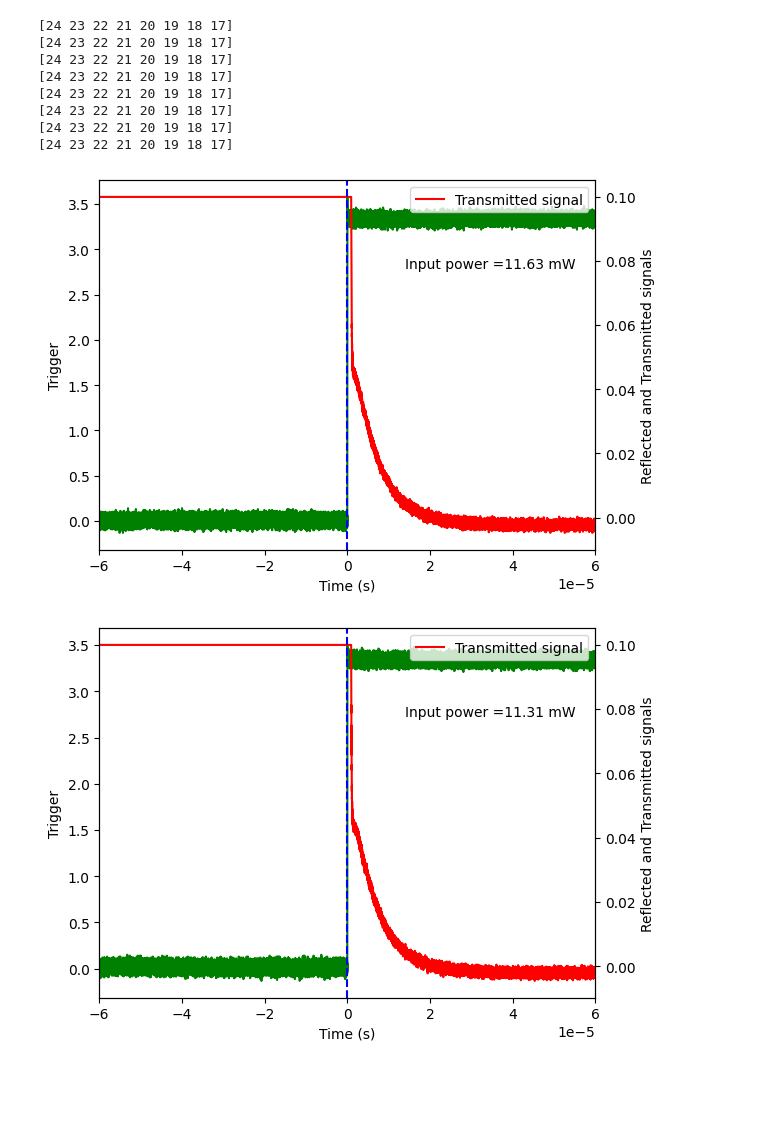
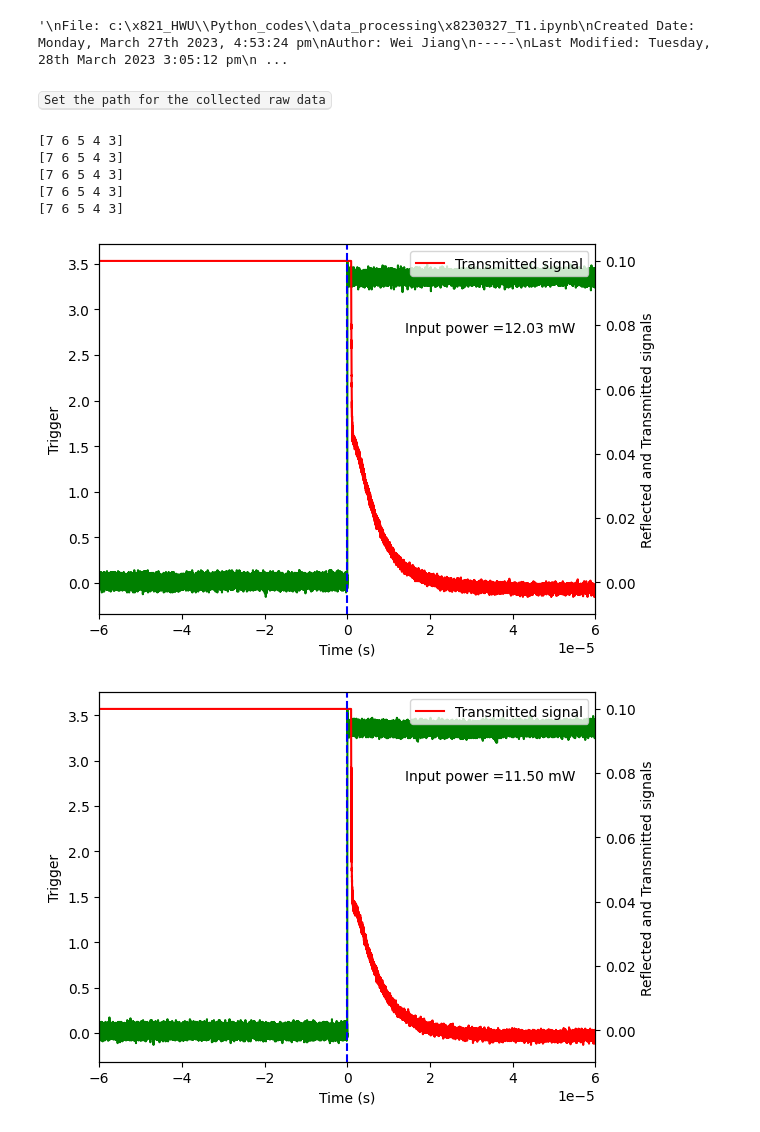
Before and after one commit to JUOM2016/Data-processing, a Jupyter notebook: 20230327_T1.ipynb, the cells around one changed output. Drawn from its saved outputs; the diff is of its cells as text; code cells hidden in the pictures; blank space fills up the shorter version.

```diff
--- a/20230327_T1.ipynb
+++ b/20230327_T1.ipynb
@@ -1,10 +1,10 @@
 # %%
 '''
-File: Untitled-1.ipynb
-Created Date: Monday, March 27th 2023, 11:19:20 am
+File: c:\2021_HWU\Python_codes\data_processing\20230327_T1.ipynb
+Created Date: Monday, March 27th 2023, 4:53:24 pm
 Author: Wei Jiang
 -----
-Last Modified: Monday, 27th March 2023 11:19:20 am
+Last Modified: Tuesday, 28th March 2023 3:05:12 pm
 Modified By: Wei Jiang
 -----
 Copyright (c) 2023
@@ -13,6 +13,8 @@ HISTORY:
 Date      	By	Comments
 ----------	---	----------------------------------------------------------
 '''
+# %% [output]
+'\nFile: c:\x821_HWU\\Python_codes\\data_processing\x8230327_T1.ipynb\nCreated Date: Monday, March 27th 2023, 4:53:24 pm\nAuthor: Wei Jiang\n-----\nLast Modified: Tuesday, 28th March 2023 3:05:12 pm\n ...
 # %%
 import os
 import numpy as np
@@ -23,21 +25,24 @@ import sys
 from scipy.integrate import simpson
 from scipy.optimize import curve_fit
 import glob
+# %% [markdown]
+<kbd> Set the path for the collected raw data
 # %%
 dir = 'C:\\Users\\wj2002\\Dropbox (Heriot-Watt University Team)\\RES_EPS_Quantum_Photonics_Lab\\Experiments\\Current Experiments\\BB Telecom QM\\2023_Pr_YVO_Sectroscopy\\Visible\\0.5%'
-folder = '0324_Fluor_2'
+folder = '0328_Fluor'
 root= dir + '\\' + folder+ '\\'
 sub_folders=natsorted([ item for item in os.listdir(root) if os.path.isdir(os.path.join(root, item)) ])
 num_of_subfolders=np.size(sub_folders)
 
-input_power=np.array([0,0.00024,0.003,0.014,0.043,0.103,0.207,0.374,0.611,0.933,1.35,1.86,2.48,3.2,3.97,4.86,5.74,6.68,7.55,8.54,9.29,10.06,10.69,11.31,11.63])
+# input_power=np.array([0,0.00024,0.003,0.014,0.043,0.103,0.207,0.374,0.611,0.933,1.35,1.86,2.48,3.2,3.97,4.86,5.74,6.68,7.55,8.54,9.29,10.06,10.69,11.31,11.63])
+input_power=np.array([4.81,6.02,7.27,8.5,9.67,10.67,11.5,12.03])
 
-ave=25 # average times
-steps=25 # changing steps of the input laser power
+ave=30 # average times
+steps=8 # changing steps of the input laser power
 
-start_0=24 # Check the fist valid input power, as when the input power is 0 then nothing will show;
+check_power_value=7 # Check the fist valid input power, as when the input power is 0 then nothing will show;
 # Find the dimensions of arrays for initialise the created arrays
-path=dir + '\\' + folder + '\\' + sub_folders[start_0] + '\\'
+path=dir + '\\' + folder + '\\' + sub_folders[check_power_value] + '\\'
 file_list = os.listdir(path)
 list_csv=natsorted([i for i in file_list if i.endswith('.csv')])
 file_size=np.shape(list_csv)
@@ -47,7 +52,7 @@ read_example=read_example.to_numpy()
 row_of_data, column_of_data=np.shape(read_example)
 
 show_raw_data=1
-stop_point=17 #!!IMPORTANT!!
+stop_point=3 #!!IMPORTANT!!
 if show_raw_data == 1:
     sub_folders_index=np.arange(num_of_subfolders-1,stop_point-1,-1)
     for index_0 in range(len(sub_folders_index)):
@@ -55,41 +60,37 @@ if show_raw_data == 1:
         # This loop is used to get the path for each measurement when changing the input power
         path=dir + '\\' + folder + '\\' + sub_folders[sub_folders_index[index_0]] + '\\'
         file_list = os.listdir(path)
         list_csv=natsorted([i for i in file_list if i.endswith('.csv')])
         read_example=pd.read_csv(os.path.join(path,list_csv[0]))
         read_example=read_example.to_numpy()
 
         trigger_val=max(read_example[:,1])
         trigger_pos=np.flatnonzero((read_example[:-1,1] < trigger_val*0.7) & (read_example[1:,1] > trigger_val*0.7))+1
 
         fig, ax = plt.subplots()
         ax1=ax.twinx()
-        #ax.plot(read_example[:,0],read_example[:,1])
         ax.plot(read_example[:,0],read_example[:,1],'g')
 
         #ax1.plot(read_example[:,0],read_example[:,3],label='Reflected reference')
         ax1.plot(read_example[:,0],read_example[:,2],'r',label='Transmitted signal')
         ax1.axvline(read_example[trigger_pos[0],0],color='b',linestyle='dashed')
 
         ax1.legend()
         ax.set_xlim([-6E-5,6E-5])
         ax.set_xlabel('Time (s)')
         ax.set_ylabel('Trigger')
         ax1.set_ylabel('Reflected and Transmitted signals')
 
         ax.annotate('Input power ='+"{:.2f}".format(input_power[sub_folders_index[index_0]])+' mW',
                 xy=(1, 0.7), xycoords='axes fraction',
                 xytext=(-20, 20), textcoords='offset pixels',
                 horizontalalignment='right',
                 verticalalignment='bottom')
 # %% [output]
-[24 23 22 21 20 19 18 17]
-[24 23 22 21 20 19 18 17]
-[24 23 22 21 20 19 18 17]
-[24 23 22 21 20 19 18 17]
-[24 23 22 21 20 19 18 17]
-[24 23 22 21 20 19 18 17]
-[24 23 22 21 20 19 18 17]
-[24 23 22 21 20 19 18 17]
+[7 6 5 4 3]
+[7 6 5 4 3]
+[7 6 5 4 3]
+[7 6 5 4 3]
+[7 6 5 4 3]
-[figure, old version]
+[figure, new version]
-[figure, old version]
+[figure, new version]
```
Also changed, not shown: parts of 4 cells of this notebook.
